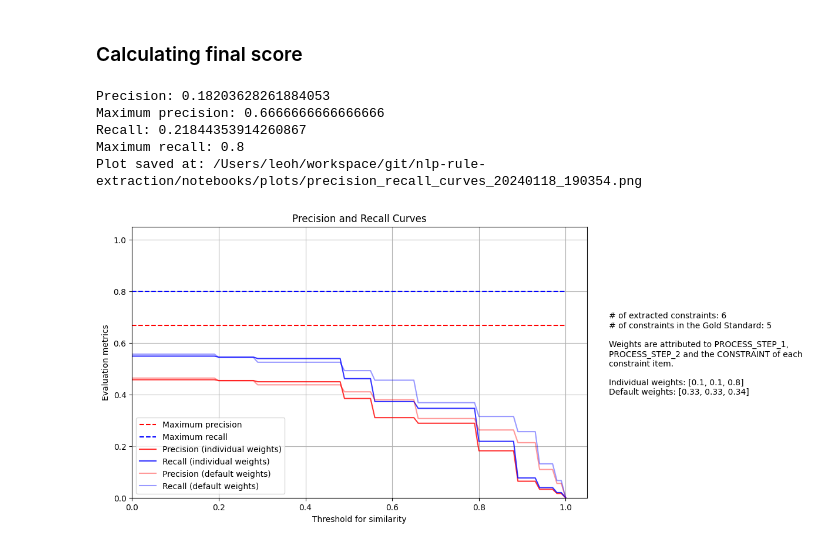
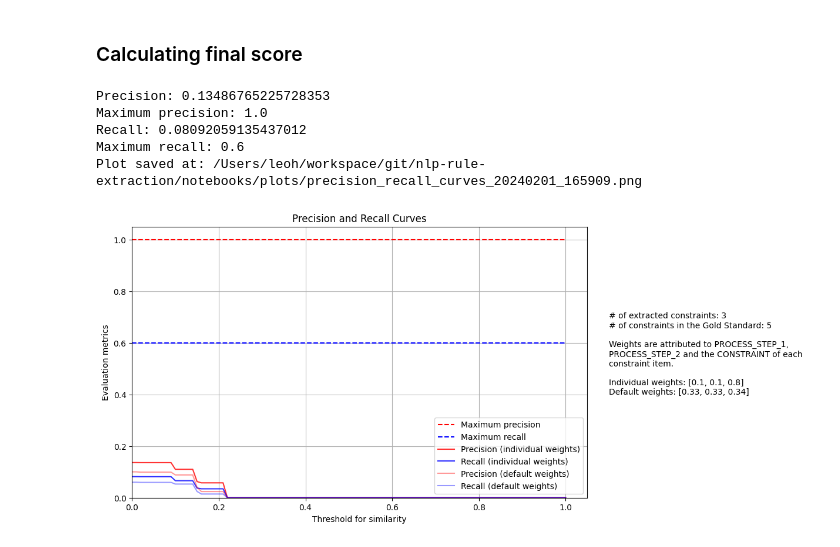
Before and after one commit to holzhauerL/nlp-rule-extraction, a Jupyter notebook: notebooks/pipeline.ipynb, the cells around one changed output. Cells and saved outputs as stored; diff of their text form; code cells hidden in the pictures.

```diff
--- a/notebooks/pipeline.ipynb
+++ b/notebooks/pipeline.ipynb
@@ -309,7 +309,7 @@ data = pp.optimized_preprocessing(replace, remove, linebreak, enum_patterns, enu
 # %% [markdown]
 ### Constraint Search
 # %%
-constraints = search_constraints_in_data(nlp, data, equality_params, inequality_params, meta_params, verbose=True)
+constraints = get_constraints_from_data(nlp, data, equality_params, inequality_params, meta_params, verbose=True)
 # %% [output]
 ++++++++++++++++++++++++++++++++++++++++++++++++++++++++++++++++++++++++++++++++
 ++++++++++++++++++++++++++++++++++++++++++++++++++++++++++++++++++++++++++++++++
@@ -382,12 +366,12 @@ constraints_dummy_cdm = {
     'c4': '({assess fuel type}, {evaluate baseline scenario}, {directly follows}, {fuel_type in [electricity, gaseous_fossil, liquid_fossil, bio_fuel_blend]})',
     'c5': '({evaluate baseline scenario}, {check emission reduction measures}, {directly follows}, {baseline_scenario == represents_continuation_of_current_transport_system})',
     'c6': '({check emission reduction measures}, {apply methodology}, {directly follows}, {emission_reduction <= 60})'
-  }
+}
+constraints_dummy_cdm = constraints[cdm_01]["formatted"]
 # %% [markdown]
 ### Calculating similarity scores
 # %%
-
 # Transform content to dictionary
-constraints_gs_cdm = cnstrnts_gs(file_paths_output[cdm_03])
+constraints_gs_cdm = cnstrnts_gs(file_paths_output[cdm_01])
 constraints_gs_cdm
 # %% [output]
@@ -422,5 +404,5 @@ c6 - c5: 0.947476327419281
 # %%
-matches_step_1, matches_step_2, matches_constraints = sbert_smlarty_cmpntns(similarity_scores, constraints_dummy_cdm, constraints_gs_cdm, threshold=0.5, model='paraphrase-MiniLM-L6-v2', matching_mode='unique')
+matches_step_1, matches_step_2, matches_constraints = sbert_smlarty_cmpntns(similarity_scores, constraints_dummy_cdm, constraints_gs_cdm, threshold=0, model='paraphrase-MiniLM-L6-v2', matching_mode='unique')
 # %%
 matches_step_1
 # %% [output]
@@ -448,14 +427,14 @@ matches_constraints
 # %% [markdown]
 ### Calculating final score
 # %%
-evlt_prec_rec(constraints_dummy_cdm, constraints_gs_cdm, matches_step_1, matches_step_2, matches_constraints, individual_weights=True, weights=[0.1, 0.1, 0.8], hard_cut=True, threshold=0.8, plot_curves=True)
+evlt_prec_rec(constraints_dummy_cdm, constraints_gs_cdm, matches_step_1, matches_step_2, matches_constraints, individual_weights=True, weights=[0.1, 0.1, 0.8], hard_cut=False, threshold=0.8, plot_curves=True)
 # %% [output]
-Precision: 0.18203628261884053
-Maximum precision: 0.6666666666666666
-Recall: 0.21844353914260867
-Maximum recall: 0.8
-Plot saved at: /Users/leoh/workspace/git/nlp-rule-extraction/notebooks/plots/precision_recall_curves_20240118_190354.png
+Precision: 0.13486765225728353
+Maximum precision: 1.0
+Recall: 0.08092059135437012
+Maximum recall: 0.6
+Plot saved at: /Users/leoh/workspace/git/nlp-rule-extraction/notebooks/plots/precision_recall_curves_20240201_165909.png
-[figure, old version]
+[figure, new version]
 # %% [markdown]
 
 ![](../reports/presentations/20231205/5.png)
```
Also changed, not shown: parts of 10 cells of this notebook, 2 other files.
